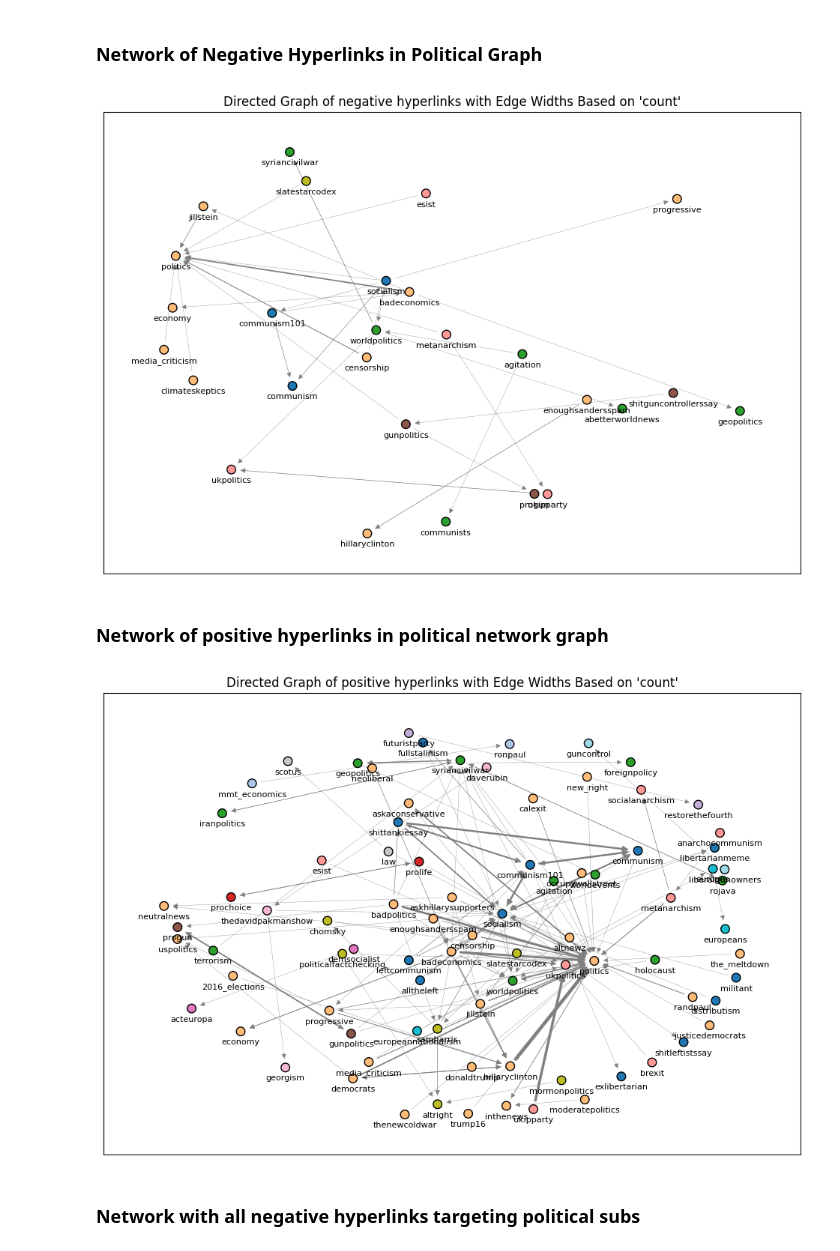
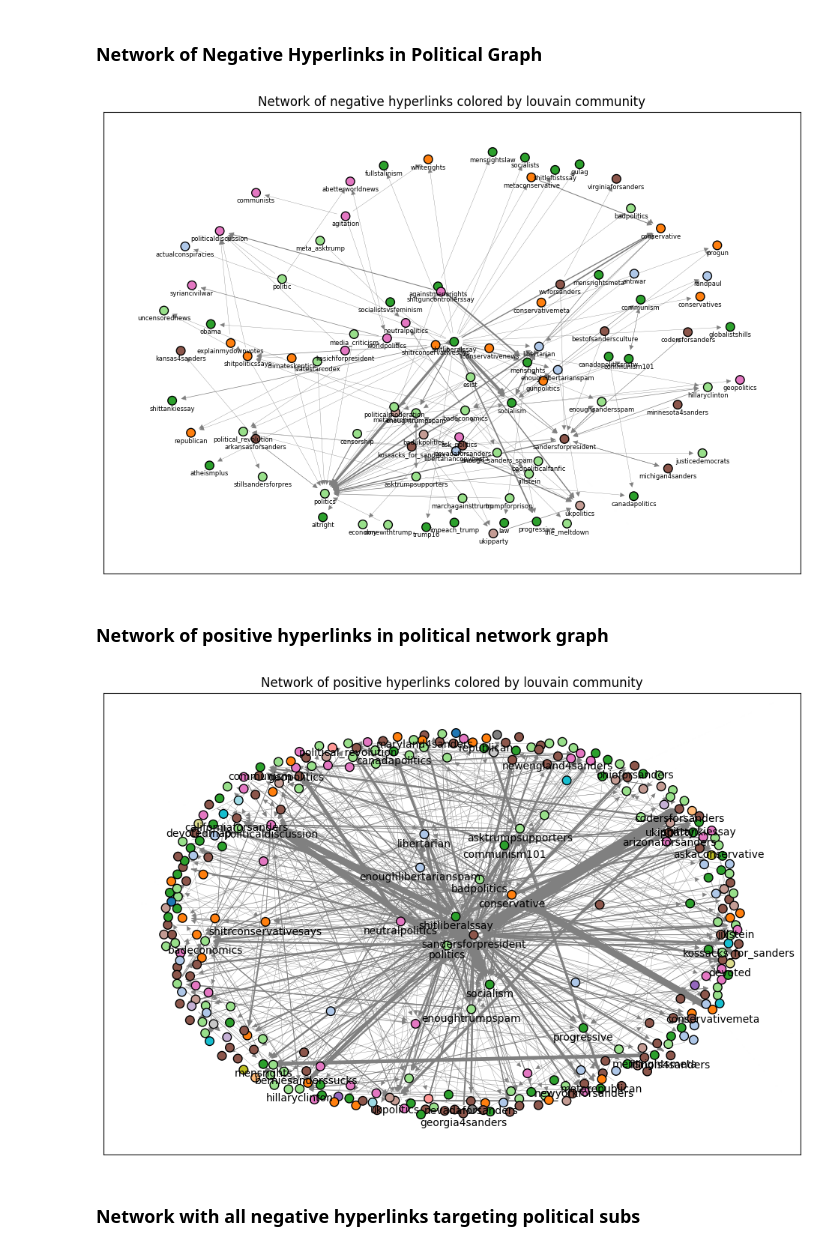
Before and after one commit to kehunter/stat236-subreddit-clustering, a Jupyter notebook: sentiment.ipynb, the cells around one changed output. Drawn from its saved outputs; the diff is of its cells as text; code cells hidden in the pictures.

Commit message:
Edit louvain fn

```diff
--- a/sentiment.ipynb
+++ b/sentiment.ipynb
@@ -56,9 +62,23 @@ G_undirected = G_directed.to_undirected()
 #### Use Louvain Community Detection
 # %%
 # Compute the best partition
-partition = community_louvain.best_partition(G_undirected, weight='count')
+# partition = community_louvain.best_partition(G_undirected, weight='count')
+def best_louvain_partition(G):
+
+    best_modularity = -1
+    best_partition = None
+    for i in range(50):
+        partition = community_louvain.best_partition(G, weight='count', random_state=i)
+        modularity_value = community_louvain.modularity(partition, G)
+        if modularity_value > best_modularity:
+            best_modularity = modularity_value
+            best_partition = partition
+    return best_partition
+
+partition = best_louvain_partition(G_undirected)
 
 nx.set_node_attributes(G_undirected, partition, 'community')
+nx.set_node_attributes(G_directed, partition, 'community')
 
 # transform to list of community sets
 partition_df = pd.DataFrame({'subreddit': partition.keys(), 'community':partition.values()})
@@ -228,15 +248,10 @@ plt.figure(figsize=(12, 8))
 
 # define colors
 colors = plt.get_cmap('tab20', len(communities))
-node_colors = {}
-for i, community in enumerate(communities):
-    for node in community:
-        node_colors[node] = colors(i)
+nodes = G_undirected.nodes()
+node_color_list = [colors(G_undirected.nodes[n]['community']) for n in nodes]
 
-# draw nodes with community colors
-node_color_list = [node_colors.get(node, 'grey') for node in G_directed.nodes()]
-
-pos = nx.spring_layout(G_directed, seed=42, k=0.8, scale=2)
+pos = nx.spring_layout(G_directed, seed=42, k=0.5, scale=40)
 label_pos = {node: (x, y - 0.1) for node, (x, y) in pos.items()}
 
 nx.draw_networkx_nodes(G_directed, pos, node_size=70, node_color=node_color_list, edgecolors="black")
@@ -280,13 +295,13 @@ for i, community in enumerate(communities):
 # draw nodes with community colors
 node_color_list = [node_colors.get(node, 'grey') for node in G_negative_edges.nodes()]
 
-pos = nx.spring_layout(G_negative_edges, seed=42, k=0.8, scale=2)
-label_pos = {node: (x, y - 0.1) for node, (x, y) in pos.items()}
+pos = nx.spring_layout(G_negative_edges, seed=42, k=0.5, scale=8)
+label_pos = {node: (x, y - 0.3) for node, (x, y) in pos.items()}
 
 nx.draw_networkx_nodes(G_negative_edges, pos, node_size=70, node_color=node_color_list, edgecolors="black")
 nx.draw_networkx_labels(G_negative_edges, label_pos,
                         labels={node: node for node in G_negative_edges.nodes},
-                        font_size=8, font_color="black")
+                        font_size=6, font_color="black")
 
 # edge widths related to count attribute
 edge_widths = [d['count']/4 for (_, _, d) in G_negative_edges.edges(data=True)]
@@ -294,10 +309,10 @@ edge_widths = [d['count']/4 for (_, _, d) in G_negative_edges.edges(data=True)]
 # draw edges
 nx.draw_networkx_edges(G_negative_edges, pos, edge_color="gray", arrows=True, width=edge_widths)
 
-plt.title("Directed Graph of negative hyperlinks with Edge Widths Based on 'count'")
+plt.title("Network of negative hyperlinks colored by louvain community")
 plt.show()
 # %% [output]
-[figure, old version]
+[figure, new version]
 # %% [markdown]
 ### Network of positive hyperlinks in political network graph
 # %%
@@ -313,35 +331,38 @@ G_positive_edges = nx.from_pandas_edgelist(positive_edges_df,
 # %%
 # Set up the plot
 plt.figure(figsize=(12, 8))
 
 # define colors
 colors = plt.get_cmap('tab20', len(communities))
 node_colors = {}
 for i, community in enumerate(communities):
     for node in community:
         node_colors[node] = colors(i)
 
 # draw nodes with community colors
 node_color_list = [node_colors.get(node, 'grey') for node in G_positive_edges.nodes()]
 
-pos = nx.spring_layout(G_positive_edges, seed=42, k=0.8, scale=2)
+top_pos_df = edgelist_df.sort_values("POSITIVE", ascending=False).iloc[:50,:]
+most_connected = set(np.hstack((top_pos_df[source].unique(),top_pos_df[target].unique())))
+
+pos = nx.spring_layout(G_positive_edges, seed=42, k=1.2, scale=2)
 label_pos = {node: (x, y - 0.1) for node, (x, y) in pos.items()}
 
 nx.draw_networkx_nodes(G_positive_edges, pos, node_size=70, node_color=node_color_list, edgecolors="black")
 nx.draw_networkx_labels(G_positive_edges, label_pos,
-                        labels={node: node for node in G_positive_edges.nodes},
-                        font_size=8, font_color="black")
+                        labels={node: node for node in most_connected},
+                        font_size=10, font_color="black")
 
 # edge widths related to count attribute
 edge_widths = [d['count']/4 for (_, _, d) in G_positive_edges.edges(data=True)]
 
 # draw edges
 nx.draw_networkx_edges(G_positive_edges, pos, edge_color="gray", arrows=True, width=edge_widths)
 
-plt.title("Directed Graph of positive hyperlinks with Edge Widths Based on 'count'")
+plt.title("Network of positive hyperlinks colored by louvain community")
 plt.show()
 # %% [output]
-[figure, old version]
+[figure, new version]
 # %% [markdown]
 ### Network with all negative hyperlinks targeting political subs
 # %%
```
Also changed, not shown: parts of 24 cells of this notebook.
